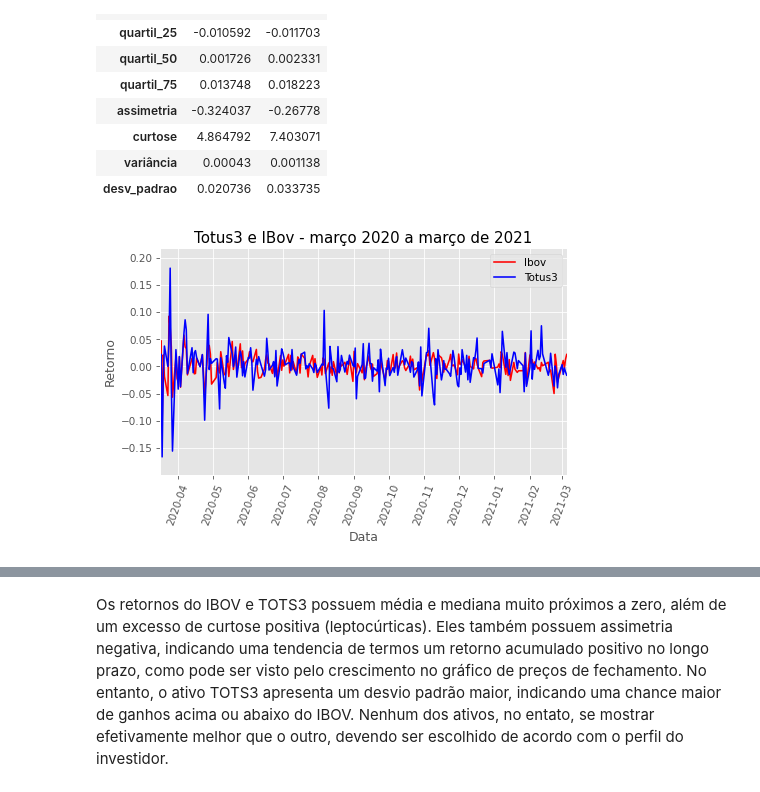
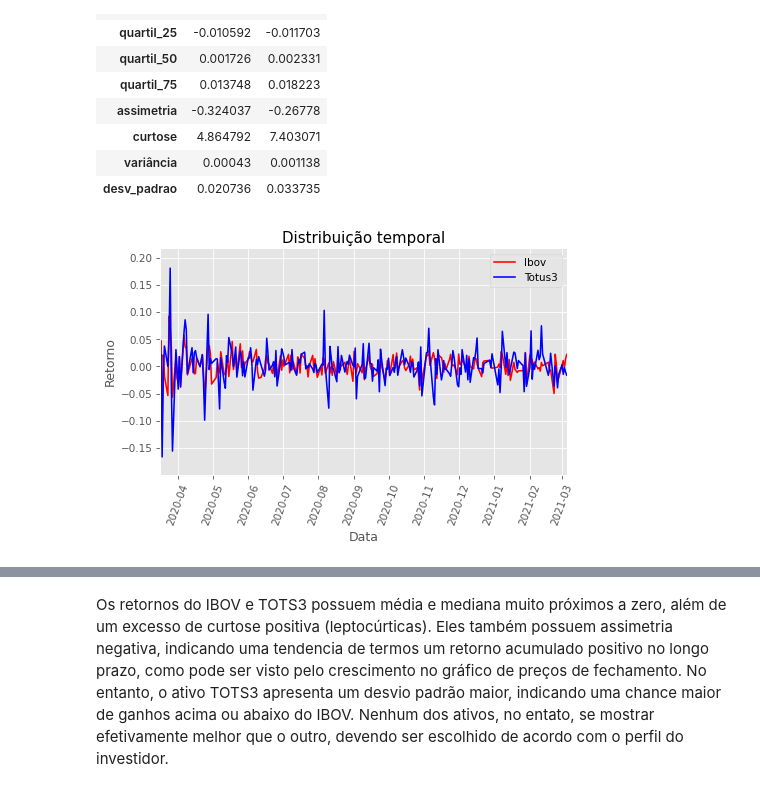
Before and after one commit to amiltonmendes/aedi, a Jupyter notebook: notebooks/analise_tots.ipynb, the cells around one changed output, grey strips where cells are left out. Cells and saved outputs as stored; diff of their text form; code cells hidden in the pictures.

```diff
--- a/notebooks/analise_tots.ipynb
+++ b/notebooks/analise_tots.ipynb
@@ -181,32 +182,32 @@ dfEstDesc
 %matplotlib inline
 #esta linha dispensa que se insira plt.show. Basta plt.plot() para traçar o gráfico.
 
 plt.rcParams['figure.figsize'] = (7,4)  #Figsize define o tamanho da figura no qual o eixo será inserido
 plt.rcParams['figure.dpi']     = (75)   # dpi é o ponto por polegada (pixel por polegada).
 
 plt.xticks(rotation=70)
 
 # Definição da linha vermelha
 x = dfTotus['date']
 y = log_ret['ibov']
 plt.plot(x, y, color='red', label='Ibov')
 
 # Definição da linha azul
 y = log_ret['tots3']
 plt.plot(x, y, color='blue', label='Totus3')
 
 # definição de parâmetros do eixo cartesiano
 y_max = max(log_ret['ibov'].max(),log_ret['tots3'].max()) * 1.2
 y_min = min(log_ret['ibov'].min(),log_ret['tots3'].min()) * 1.2
 plt.axis([dfTotus['date'].min(), dfTotus['date'].max(), # valores mínimos e máximos do eixos X
           y_min, y_max ])                               # valores mínimos e máximos do eixos Y
 
-plt.title('Totus3 e IBov - março 2020 a março de 2021')  # texto a ser exibido como título do gráfico
+plt.title("Distribuição temporal")
 plt.xlabel('Data')    # texto a ser exibido no eixo X
 plt.ylabel('Retorno') # texto a ser exibido no eixo Y
 plt.grid(True)        # desenha um grid
 plt.legend()          # insere as legendas definidas anteriormente no comando plot
 
 plt.show()
 # %% [output]
-[figure, old version]
+[figure, new version]
```
Also changed, not shown: parts of 8 cells of this notebook.
